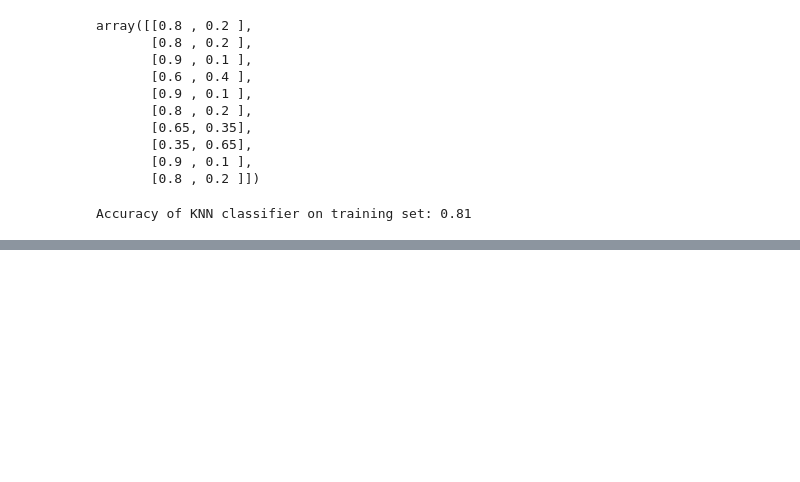
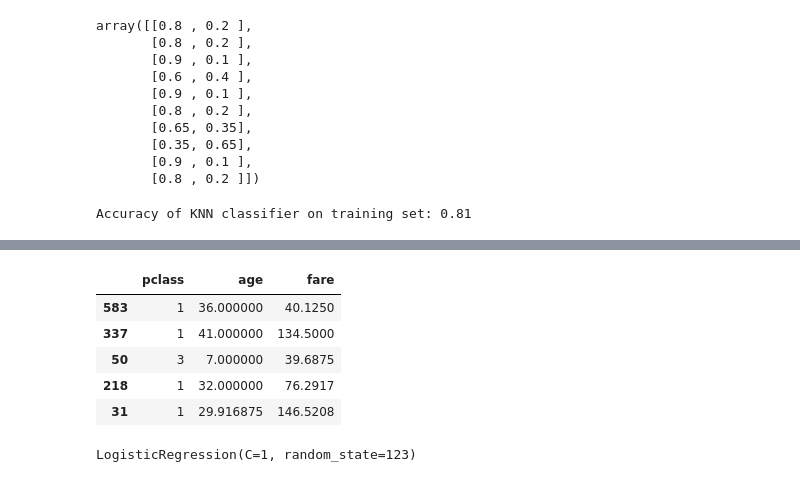
Before and after one commit to Joshua-C-Bryant/classification-exercises, a Jupyter notebook: model.ipynb, the cells around one changed output, grey strips where cells are left out. Cells and saved outputs as stored; diff of their text form; code cells hidden in the pictures; blank space fills up the shorter version.

```diff
--- a/model.ipynb
+++ b/model.ipynb
@@ -684,0 +711,9 @@ Accuracy of KNN classifier on training set: 0.81
+# %%
+X_train.head()
+# %% [output]
+|  | pclass | age | fare |
+| 583 | 1 | 36.000000 | 40.1250 |
+| 337 | 1 | 41.000000 | 134.5000 |
+| 50 | 3 | 7.000000 | 39.6875 |
+| 218 | 1 | 32.000000 | 76.2917 |
+| 31 | 1 | 29.916875 | 146.5208 |
@@ -684,0 +723,5 @@ Accuracy of KNN classifier on training set: 0.81
+# %%
+#  fit the model on train data
+logit.fit(X_train, y_train)
+# %% [output]
+LogisticRegression(C=1, random_state=123)
```
Also changed, not shown: parts of 12 cells of this notebook.
